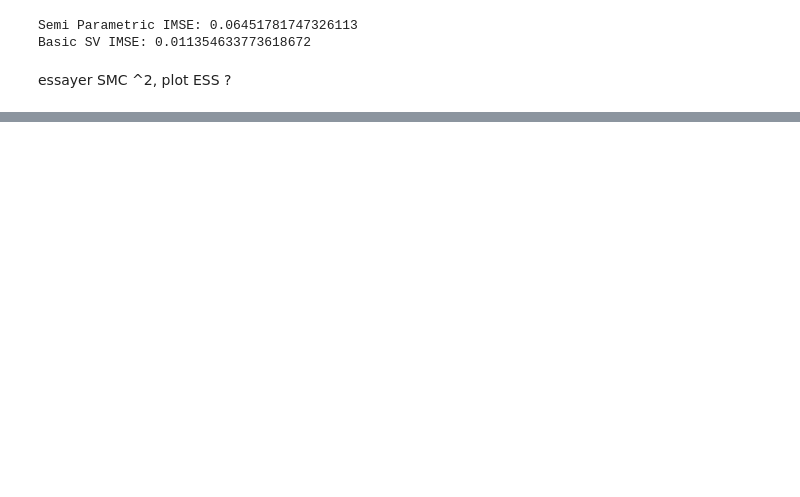
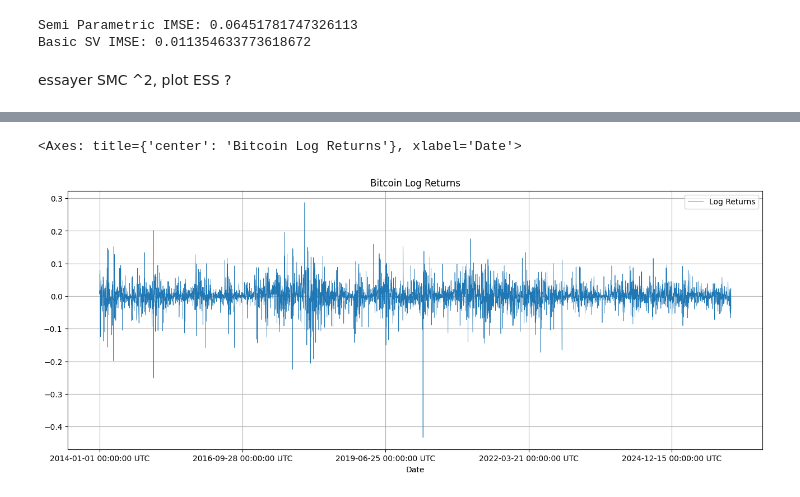
Before and after one commit to aaya62553/stochastic_volatility, a Jupyter notebook: analysis.ipynb, the cells around one changed output, grey strips where cells are left out. Cells and saved outputs as stored; diff of their text form; code cells hidden in the pictures; blank space fills up the shorter version.

```diff
--- a/analysis.ipynb
+++ b/analysis.ipynb
@@ -644,0 +616,5 @@ essayer SMC ^2, plot ESS ?
+# %%
+btc.plot(x='Date',y='Log Returns', kind='line', title='Bitcoin Log Returns', figsize=(16, 6), linewidth=0.5, grid=True)
+# %% [output]
+<Axes: title={'center': 'Bitcoin Log Returns'}, xlabel='Date'>
+[figure, added]
```
Also changed, not shown: parts of 20 cells of this notebook, 1 other file.
